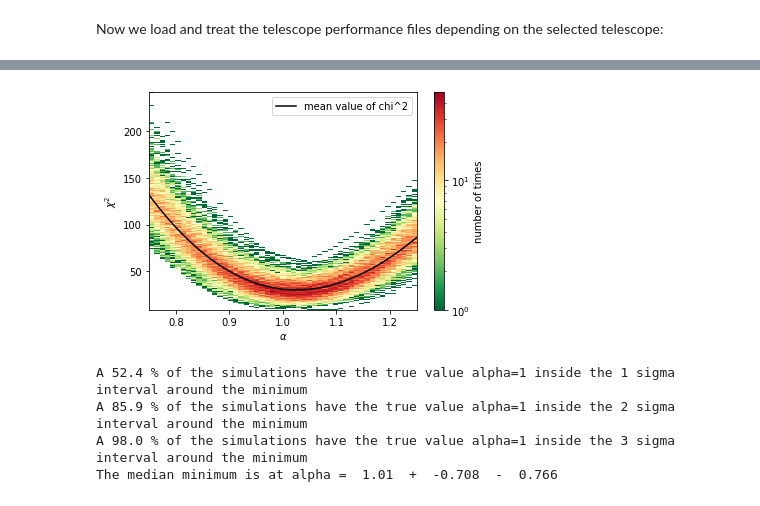
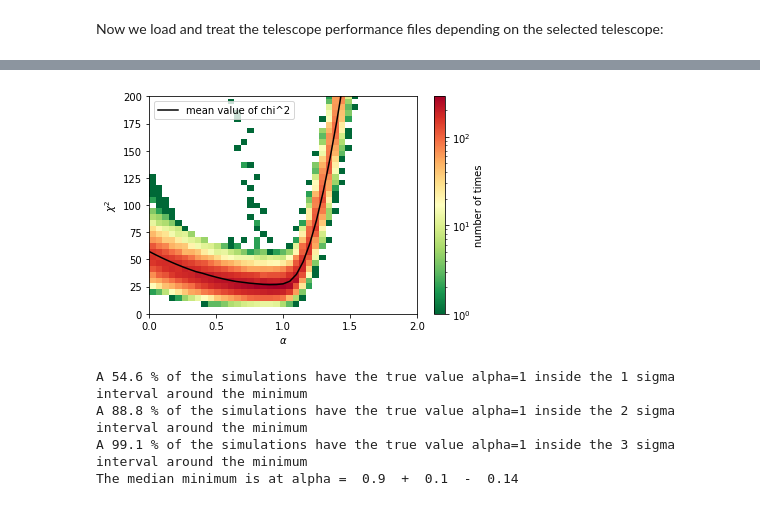
Before and after one commit to R-Grau/EBLpy, a Jupyter notebook: EBL_fit_MC.ipynb, the cells around one changed output, grey strips where cells are left out. Saved outputs shown, nothing was run; the diff lists cells and outputs as text; code cells hidden in the pictures.

Commit message:
Added more functions to the .py

```diff
--- a/EBL_fit_MC.ipynb
+++ b/EBL_fit_MC.ipynb
@@ -14,19 +14,19 @@ from EBL_fit_MC_functions import *
 # %% [markdown]
 Here we select the configuration:
 # %%
-fit_func_name = "PWL" # Function to fit. Possible options "MBPWL" (concave multiply broken power-law), "PWL" (Power-law), "LP" (concave Log-Parabola), "freeLP (Log-Parabola without concavity constraint)#Maybie more will be added in the future
+fit_func_name = "MBPWL" # Function to fit. Possible options "MBPWL" (concave multiply broken power-law), "PWL" (Power-law), "LP" (concave Log-Parabola), "freeLP (Log-Parabola without concavity constraint)#Maybie more will be added in the future
 Telescope = "CTAN_alpha" # Telescope to simulate. Possible options: "CTA_alpha", "MAGIC" (MAGIC does not work propperly yet)
 Spectrum_func_name = "PWL" #Function for the simulated spectrum. POssible options: "PWL" , "LP" will be added soon but its not yet implemented.
 EBL_Model = "Dominguez" #EBL model to test. Only "Dominguez" (Domínguez et al. 2011) is available at the moment.
 Source_flux = 8.70e-6 # f0 flux of the source. Should be in m−2  s−1  TeV−1
 Observation_time = 42480 #Observation time in seconds
-niter = 1000 #number of iterations for the chi^2 vs alpha plot #The niter=1 has a different plot (just give it a try)
+niter = 1 #number of iterations for the chi^2 vs alpha plot #The niter=1 has a different plot (just give it a try)
 
 #for the chi² vs alpha plot:
-initial_guess_pos = 1.25#1.5 #recommended values for MBPWL (>1.), for LP (<1.) (the chi² for alpha=initial_guess_pos if much worse than the other ones, will be fixed soon), for PWL (>1.)
-step = 0.01 #0.05
-last_bin = 1.25 #2.
-first_bin = 0.75 #0.
+initial_guess_pos = 1.5 #recommended values for MBPWL (>1.), for LP (<1.) (the chi² for alpha=initial_guess_pos if much worse than the other ones, will be fixed soon), for PWL (>1.)
+step = 0.05
+last_bin = 2.
+first_bin = 0.
 
 #for PWL Spectrum function
 if Spectrum_func_name == "PWL":
@@ -301,7 +303,6 @@ if niter == 1:
             initial_guess_mat[i+1] = things.values
         chi2 = chisq(ydata, fit_func(E_final, things.values), ydata_u)
         chisqs.append(chi2)
-
         # if alpha == alphas[20] or alpha == alphas[24] or alpha == alphas[29]:  #This is used to plot the data+ the fit when there is some alpha value we need to see.
         #     plt.plot(xdata, fit_func(xdata, things.values), label='concave fit', color = 'orange')
         #     plt.errorbar(xdata, ydata, label='original',yerr = ydata_u, capsize=3, fmt='o', alpha=0.8)
@@ -319,24 +320,16 @@ if niter == 1:
     # plt.ylim(0,200)
     plt.show()
 
-    order = np.argsort(alphas)
-    interpx = np.arange(first_bin, last_bin, step/5)
-    alphas_reord = np.take_along_axis(alphas, order, axis=0)
-    chisqs_reord = np.take_along_axis(np.array(chisqs), order, axis=0)
-    f1 = interpolate.interp1d(alphas_reord, chisqs_reord, kind='linear')
-    chis_new = f1(interpx)
-    sigma_inter_1s = np.where(chis_new <= 1 + np.min(chis_new))
-    upper_bound_1s = step/5 * np.max(sigma_inter_1s)
-    lower_bound_1s = step/5 * np.min(sigma_inter_1s)
-    print("The minimum is at alpha = ", interpx[np.argmin(chis_new)], " + ", upper_bound_1s-interpx[np.argmin(chis_new)], " - ", interpx[np.argmin(chis_new)] - lower_bound_1s)
-    sigma_inter_2s = np.where(chis_new <= 4 + np.min(chis_new))
-    upper_bound_2s = step/5 * np.max(sigma_inter_2s)
-    lower_bound_2s = step/5 * np.min(sigma_inter_2s)
-    print("The 2 sigma interval is at alpha = ", interpx[np.argmin(chis_new)], " + ", upper_bound_2s-interpx[np.argmin(chis_new)], " - ", interpx[np.argmin(chis_new)] - lower_bound_2s)
-    sigma_inter_3s = np.where(chis_new <= 9 + np.min(chis_new))
-    upper_bound_3s = step/5 * np.max(sigma_inter_3s)
-    lower_bound_3s = step/5 * np.min(sigma_inter_3s)
-    print("The 3 sigma interval is at alpha = ", interpx[np.argmin(chis_new)], " + ", upper_bound_3s-interpx[np.argmin(chis_new)], " - ", interpx[np.argmin(chis_new)] - lower_bound_3s)
+    ordering_sigma(alphas, first_bin, last_bin, step, chisqs)
+
+    # sigma_inter_2s = np.where(chis_new <= 4 + np.min(chis_new))
+    # upper_bound_2s = step/5 * np.max(sigma_inter_2s)
+    # lower_bound_2s = step/5 * np.min(sigma_inter_2s)
+    # print("The 2 sigma interval is at alpha = ", interpx[np.argmin(chis_new)], " + ", upper_bound_2s-interpx[np.argmin(chis_new)], " - ", interpx[np.argmin(chis_new)] - lower_bound_2s)
+    # sigma_inter_3s = np.where(chis_new <= 9 + np.min(chis_new))
+    # upper_bound_3s = step/5 * np.max(sigma_inter_3s)
+    # lower_bound_3s = step/5 * np.min(sigma_inter_3s)
+    # print("The 3 sigma interval is at alpha = ", interpx[np.argmin(chis_new)], " + ", upper_bound_3s-interpx[np.argmin(chis_new)], " - ", interpx[np.argmin(chis_new)] - lower_bound_3s)
 
 else:
     chisqs_iter = []
@@ -412,7 +393,7 @@ else:
     ax.set_xlabel(r'$\alpha$')
     ax.set_ylabel(r'$\chi^2$')
     ax.legend()
-    # ax.set_ylim(0,200)
+    ax.set_ylim(0,200)
     # ax.set_xlim(0.5,1.15)
     fig.colorbar(h[3], ax=ax, label="number of times")
     plt.show()
@@ -430,35 +411,35 @@ else:
         sigma_1.append(sigma_1_0)
         sigma_2.append(sigma_2_0)
         sigma_3.append(sigma_3_0)
         number = np.where(np.round(alphas, decimals = 2) == 1)
         if number in sigma_1_0[0]: #this number is the position of the alpha=1 inside the alhpas array
             s1 += 1
         if number in sigma_2_0[0]:
             s2 += 1
         if number in sigma_3_0[0]:
             s3 += 1
     # print(sigma_1)
     # print(sigma_2)
     # print(sigma_3)
     print("A {sig} % of the simulations have the true value alpha=1 inside the 1 sigma interval around the minimum".format( sig = np.round(s1 / niter * 100, decimals = 3)))
     print("A {sig} % of the simulations have the true value alpha=1 inside the 2 sigma interval around the minimum".format( sig = np.round(s2 / niter * 100, decimals = 3)))
     print("A {sig} % of the simulations have the true value alpha=1 inside the 3 sigma interval around the minimum".format( sig = np.round(s3 / niter * 100, decimals = 3)))
     # print("The median minimum is at alpha={minimum}".format(minimum = alphas[np.argmin(np.median(chisqs_iter,0))]))
 
     order = np.argsort(alphas_iter[0])
     interpx = np.arange(first_bin, last_bin, step/5)
     alphas_reord = np.take_along_axis(np.median(alphas_iter, 0), order, axis=0)
     chisqs_repord = np.take_along_axis(np.median(chisqs_iter, 0), order, axis=0)
     f1 = interpolate.interp1d(alphas_reord, chisqs_repord, kind='linear')
     chis_new = f1(interpx)
     sigma_inter_1s = np.where(chis_new <= 1 + np.min(chis_new))
     upper_bound_1s = step/5 * np.max(sigma_inter_1s)
     lower_bound_1s = step/5 * np.min(sigma_inter_1s)
     # print("The 1 sigma upper bound is: ", upper_bound_1s, "and the lower bound is: ", lower_bound_1s)
     print("The median minimum is at alpha = ", np.round(interpx[np.argmin(chis_new)], decimals = 2), " + ", np.round(upper_bound_1s-interpx[np.argmin(chis_new)], decimals = 4), " - ", np.round(interpx[np.argmin(chis_new)] - lower_bound_1s, decimals = 4))
 # %% [output]
-[figure, old version]
+[figure, new version]
-A 52.4 % of the simulations have the true value alpha=1 inside the 1 sigma interval around the minimum
-A 85.9 % of the simulations have the true value alpha=1 inside the 2 sigma interval around the minimum
-A 98.0 % of the simulations have the true value alpha=1 inside the 3 sigma interval around the minimum
-The median minimum is at alpha =  1.01  +  -0.708  -  0.766
+A 54.6 % of the simulations have the true value alpha=1 inside the 1 sigma interval around the minimum
+A 88.8 % of the simulations have the true value alpha=1 inside the 2 sigma interval around the minimum
+A 99.1 % of the simulations have the true value alpha=1 inside the 3 sigma interval around the minimum
+The median minimum is at alpha =  0.9  +  0.1  -  0.14
```
Also changed, not shown: parts of 2 cells of this notebook, 1 other file.
